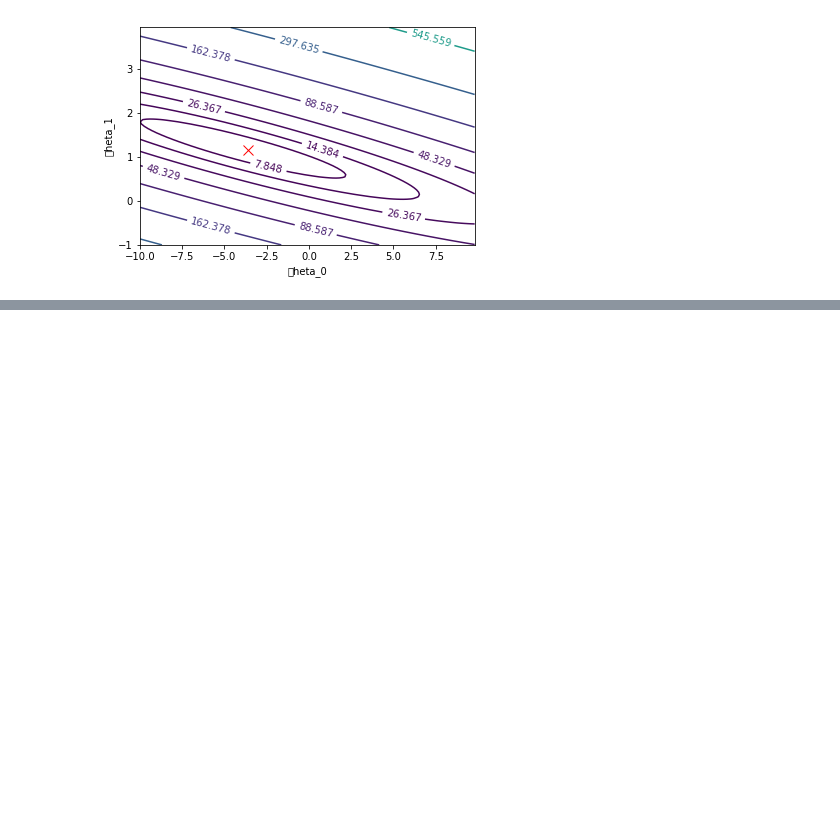
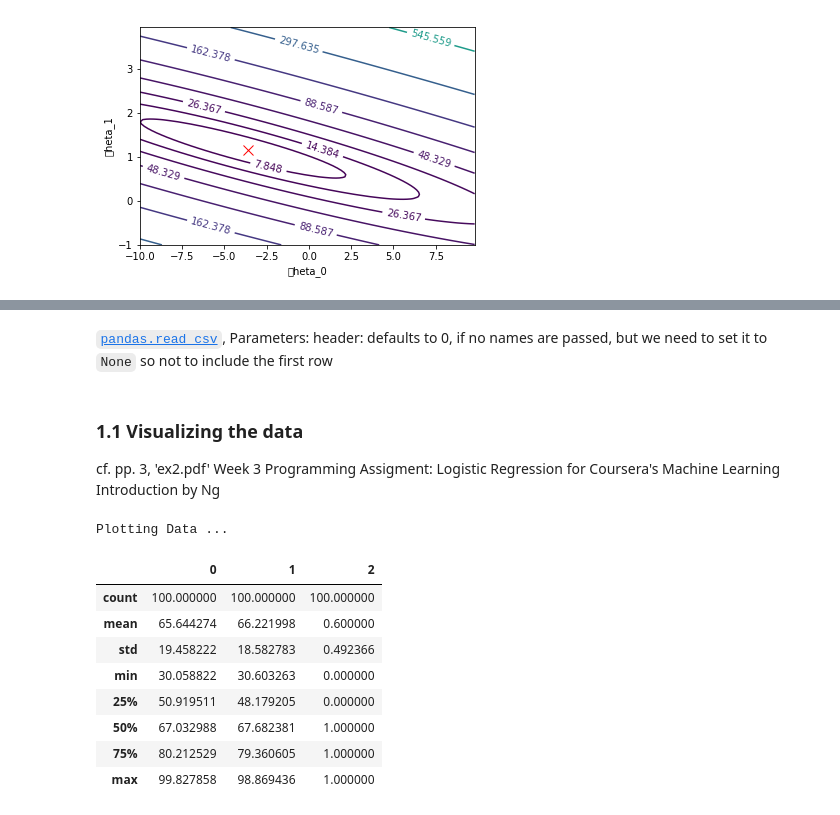
Before and after one commit to ernestyalumni/MLgrabbag, a Jupyter notebook: sklearn_ML.ipynb, the cells around one changed output, grey strips where cells are left out. Saved outputs shown, nothing was run; the diff lists cells and outputs as text; code cells hidden in the pictures; blank space fills up the shorter version.

```diff
--- a/sklearn_ML.ipynb
+++ b/sklearn_ML.ipynb
@@ -429,0 +785,24 @@ plt.show()
+# %% [markdown]
+[`pandas.read_csv`](http://pandas.pydata.org/pandas-docs/stable/generated/pandas.read_csv.html), Parameters: header: defaults to 0, if no names are passed, but we need to set it to `None` so not to include the first row
+# %% [markdown]
+### 1.1 Visualizing the data
+
+cf. pp. 3, 'ex2.pdf' Week 3 Programming Assigment: Logistic Regression for Coursera's Machine Learning Introduction by Ng
+# %%
+## ================================== Part 2: Plotting =====================================
+print("Plotting Data ... \n")
+logregdata = pd.read_csv('./coursera_Ng/machine-learning-ex2/ex2/ex2data1.txt', header=None)
+# %% [output]
+Plotting Data ...
+# %%
+logregdata.describe()
+# %% [output]
+|  | 0 | 1 | 2 |
+| count | 100.000000 | 100.000000 | 100.000000 |
+| mean | 65.644274 | 66.221998 | 0.600000 |
+| std | 19.458222 | 18.582783 | 0.492366 |
+| min | 30.058822 | 30.603263 | 0.000000 |
+| 25% | 50.919511 | 48.179205 | 0.000000 |
+| 50% | 67.032988 | 67.682381 | 1.000000 |
+| 75% | 80.212529 | 79.360605 | 1.000000 |
+| max | 99.827858 | 98.869436 | 1.000000 |
```
Also changed, not shown: parts of 167 cells of this notebook, 4 other files.
